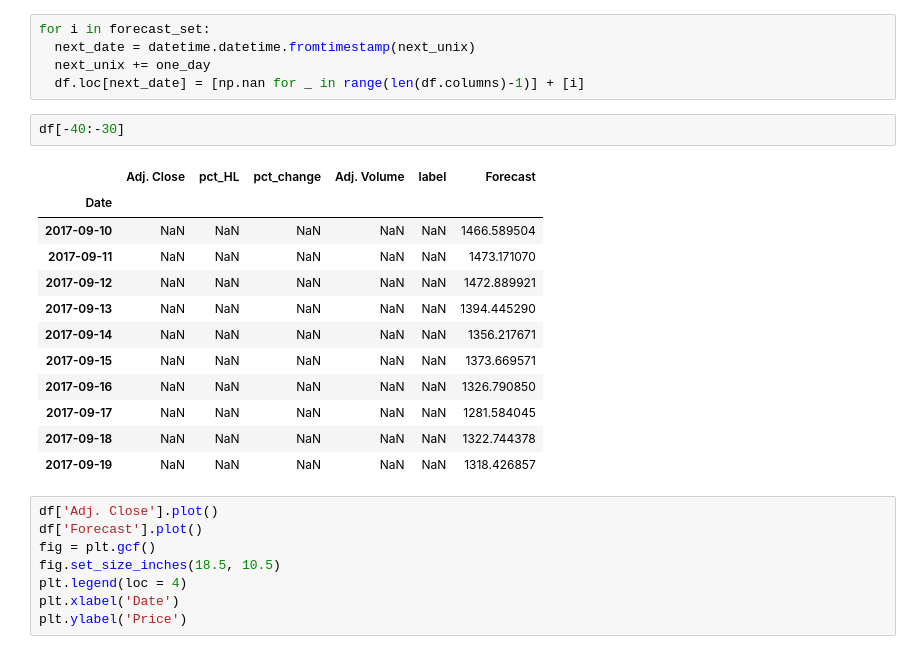
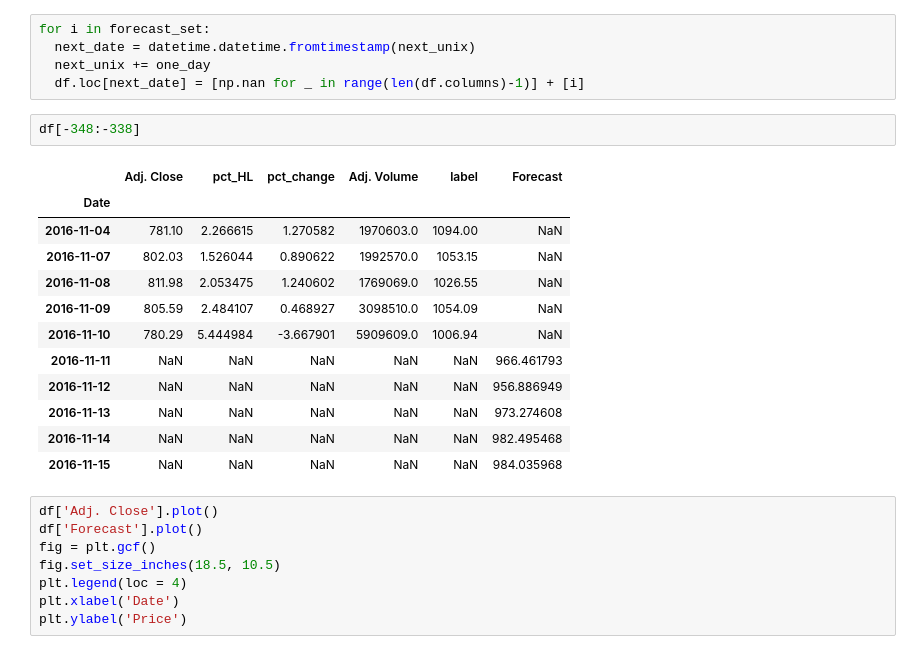
Before and after one commit to leadeeerq/data-science, a Jupyter notebook: StockPricePrediciton.ipynb, the cells around one changed output. Drawn from its saved outputs; the diff is of its cells as text.

```diff
--- a/StockPricePrediciton.ipynb
+++ b/StockPricePrediciton.ipynb
@@ -186,21 +157,21 @@ for i in forecast_set:
   next_date = datetime.datetime.fromtimestamp(next_unix)
   next_unix += one_day
   df.loc[next_date] = [np.nan for _ in range(len(df.columns)-1)] + [i]
-# %%
-df[-40:-30]
-# %% [output]
-|  | Adj. Close | pct_HL | pct_change | Adj. Volume | label | Forecast |
-| Date |  |  |  |  |  |  |
-| 2017-09-10 | NaN | NaN | NaN | NaN | NaN | 1466.589504 |
-| 2017-09-11 | NaN | NaN | NaN | NaN | NaN | 1473.171070 |
-| 2017-09-12 | NaN | NaN | NaN | NaN | NaN | 1472.889921 |
-| 2017-09-13 | NaN | NaN | NaN | NaN | NaN | 1394.445290 |
-| 2017-09-14 | NaN | NaN | NaN | NaN | NaN | 1356.217671 |
-| 2017-09-15 | NaN | NaN | NaN | NaN | NaN | 1373.669571 |
-| 2017-09-16 | NaN | NaN | NaN | NaN | NaN | 1326.790850 |
-| 2017-09-17 | NaN | NaN | NaN | NaN | NaN | 1281.584045 |
-| 2017-09-18 | NaN | NaN | NaN | NaN | NaN | 1322.744378 |
-| 2017-09-19 | NaN | NaN | NaN | NaN | NaN | 1318.426857 |
+# %%
+df[-348:-338]
+# %% [output]
+|  | Adj. Close | pct_HL | pct_change | Adj. Volume | label | Forecast |
+| Date |  |  |  |  |  |  |
+| 2016-11-04 | 781.10 | 2.266615 | 1.270582 | 1970603.0 | 1094.00 | NaN |
+| 2016-11-07 | 802.03 | 1.526044 | 0.890622 | 1992570.0 | 1053.15 | NaN |
+| 2016-11-08 | 811.98 | 2.053475 | 1.240602 | 1769069.0 | 1026.55 | NaN |
+| 2016-11-09 | 805.59 | 2.484107 | 0.468927 | 3098510.0 | 1054.09 | NaN |
+| 2016-11-10 | 780.29 | 5.444984 | -3.667901 | 5909609.0 | 1006.94 | NaN |
+| 2016-11-11 | NaN | NaN | NaN | NaN | NaN | 966.461793 |
+| 2016-11-12 | NaN | NaN | NaN | NaN | NaN | 956.886949 |
+| 2016-11-13 | NaN | NaN | NaN | NaN | NaN | 973.274608 |
+| 2016-11-14 | NaN | NaN | NaN | NaN | NaN | 982.495468 |
+| 2016-11-15 | NaN | NaN | NaN | NaN | NaN | 984.035968 |
 # %%
 df['Adj. Close'].plot()
 df['Forecast'].plot()
```
Also changed, not shown: parts of 2 cells of this notebook.
